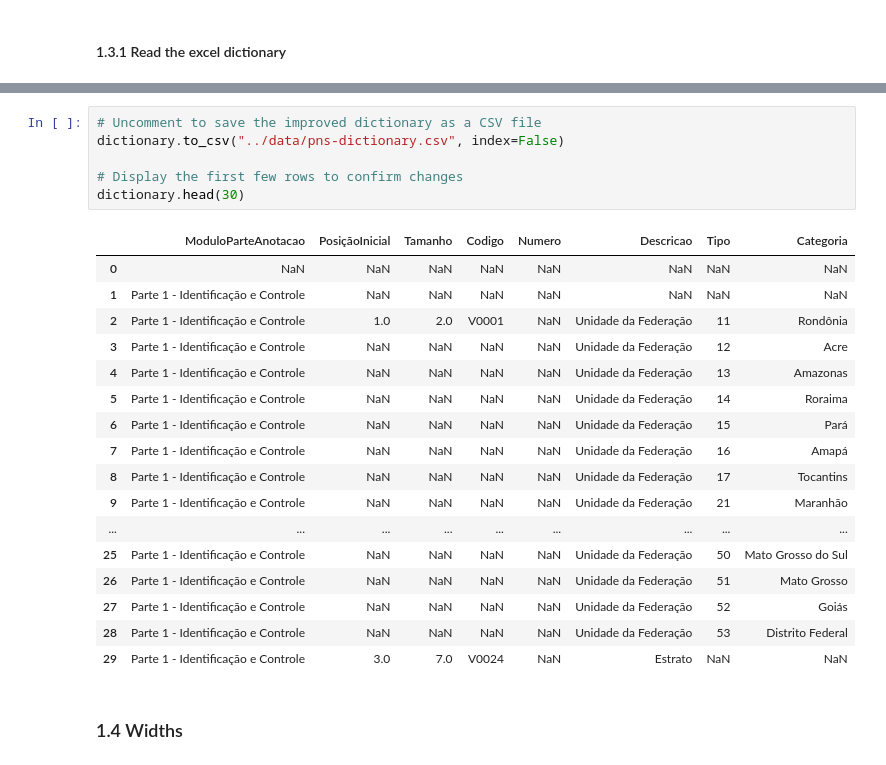
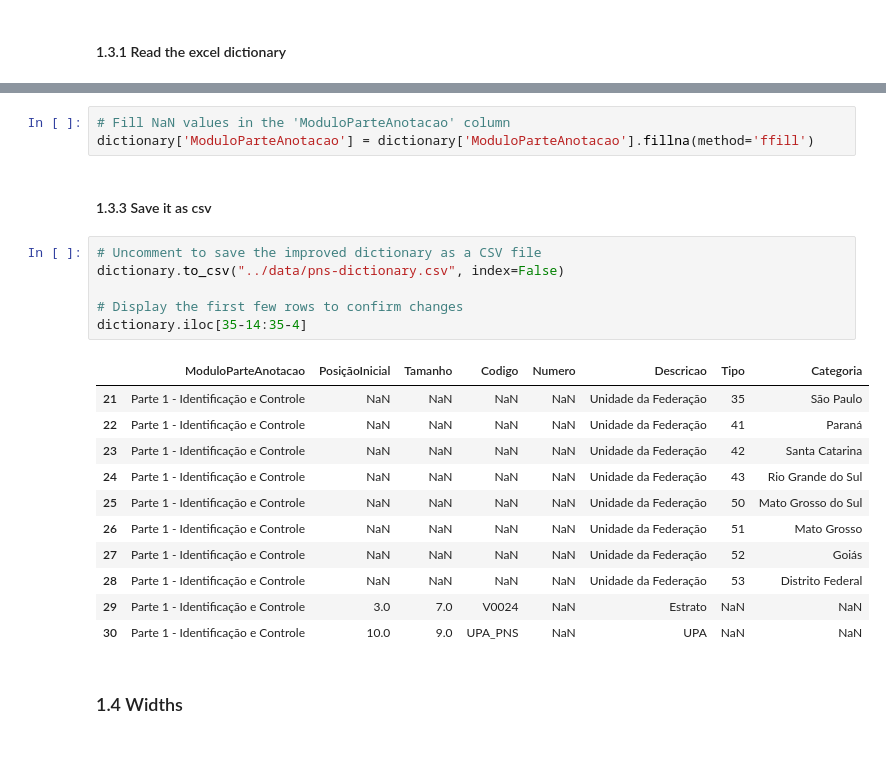
Before and after one commit to feed0/depressao-ibge-pns, a Jupyter notebook: src/pns.ipynb, the cells around one changed output, grey strips where cells are left out. Saved outputs shown, nothing was run; the diff lists cells and outputs as text.

```diff
--- a/src/pns.ipynb
+++ b/src/pns.ipynb
@@ -123,27 +99,26 @@ dictionary['ModuloParteAnotacao'] = dictionary['ModuloParteAnotacao'].fillna(met
+# %%
+# Fill NaN values in the 'ModuloParteAnotacao' column
+dictionary['ModuloParteAnotacao'] = dictionary['ModuloParteAnotacao'].fillna(method='ffill')
+# %% [markdown]
+#### 1.3.3 Save it as csv
 # %%
 # Uncomment to save the improved dictionary as a CSV file
 dictionary.to_csv("../data/pns-dictionary.csv", index=False)
 
 # Display the first few rows to confirm changes
-dictionary.head(30)
+dictionary.iloc[35-14:35-4]
 # %% [output]
 |  | ModuloParteAnotacao | PosiçãoInicial | Tamanho | Codigo | Numero | Descricao | Tipo | Categoria |
-| 0 | NaN | NaN | NaN | NaN | NaN | NaN | NaN | NaN |
-| 1 | Parte 1 - Identificação e Controle | NaN | NaN | NaN | NaN | NaN | NaN | NaN |
-| 2 | Parte 1 - Identificação e Controle | 1.0 | 2.0 | V0001 | NaN | Unidade da Federação | 11 | Rondônia |
-| 3 | Parte 1 - Identificação e Controle | NaN | NaN | NaN | NaN | Unidade da Federação | 12 | Acre |
-| 4 | Parte 1 - Identificação e Controle | NaN | NaN | NaN | NaN | Unidade da Federação | 13 | Amazonas |
-| 5 | Parte 1 - Identificação e Controle | NaN | NaN | NaN | NaN | Unidade da Federação | 14 | Roraima |
-| 6 | Parte 1 - Identificação e Controle | NaN | NaN | NaN | NaN | Unidade da Federação | 15 | Pará |
-| 7 | Parte 1 - Identificação e Controle | NaN | NaN | NaN | NaN | Unidade da Federação | 16 | Amapá |
-| 8 | Parte 1 - Identificação e Controle | NaN | NaN | NaN | NaN | Unidade da Federação | 17 | Tocantins |
-| 9 | Parte 1 - Identificação e Controle | NaN | NaN | NaN | NaN | Unidade da Federação | 21 | Maranhão |
-| ... | ... | ... | ... | ... | ... | ... | ... | ... |
+| 21 | Parte 1 - Identificação e Controle | NaN | NaN | NaN | NaN | Unidade da Federação | 35 | São Paulo |
+| 22 | Parte 1 - Identificação e Controle | NaN | NaN | NaN | NaN | Unidade da Federação | 41 | Paraná |
+| 23 | Parte 1 - Identificação e Controle | NaN | NaN | NaN | NaN | Unidade da Federação | 42 | Santa Catarina |
+| 24 | Parte 1 - Identificação e Controle | NaN | NaN | NaN | NaN | Unidade da Federação | 43 | Rio Grande do Sul |
 | 25 | Parte 1 - Identificação e Controle | NaN | NaN | NaN | NaN | Unidade da Federação | 50 | Mato Grosso do Sul |
 | 26 | Parte 1 - Identificação e Controle | NaN | NaN | NaN | NaN | Unidade da Federação | 51 | Mato Grosso |
 | 27 | Parte 1 - Identificação e Controle | NaN | NaN | NaN | NaN | Unidade da Federação | 52 | Goiás |
 | 28 | Parte 1 - Identificação e Controle | NaN | NaN | NaN | NaN | Unidade da Federação | 53 | Distrito Federal |
 | 29 | Parte 1 - Identificação e Controle | 3.0 | 7.0 | V0024 | NaN | Estrato | NaN | NaN |
+| 30 | Parte 1 - Identificação e Controle | 10.0 | 9.0 | UPA_PNS | NaN | UPA | NaN | NaN |
 # %% [markdown]
 ### 1.4 Widths
 # %%
```
Also changed, not shown: parts of 15 cells of this notebook.
